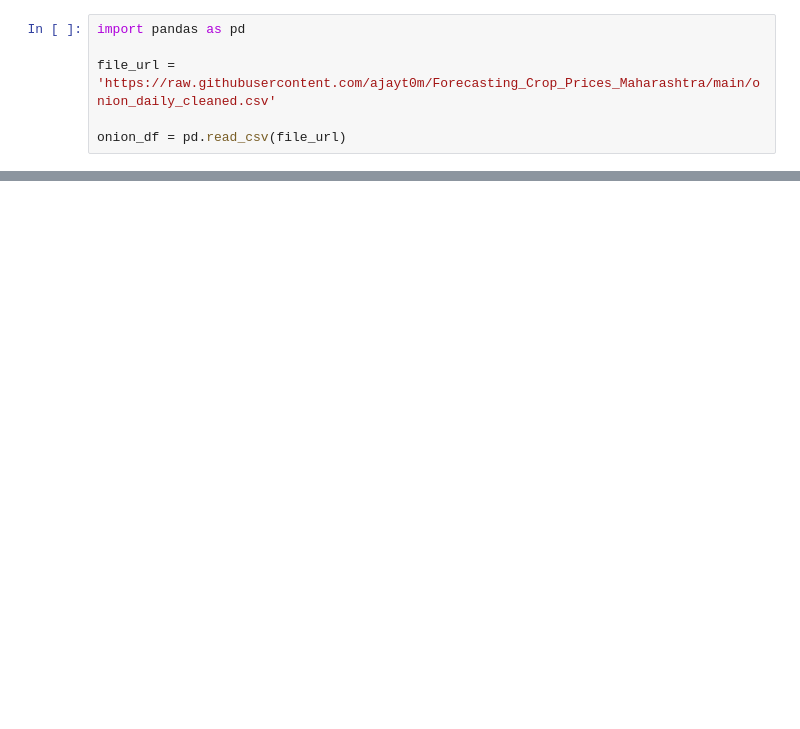
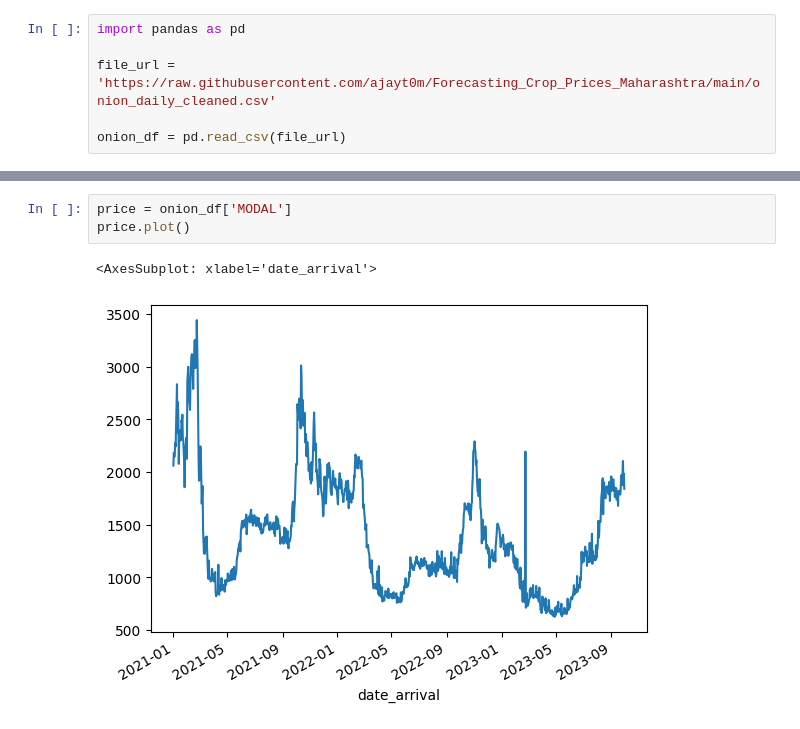
Before and after one commit to ajayt0m/Forecasting_Crop_Prices_Maharashtra, a Jupyter notebook: LSTM_Univariate.ipynb, the cells around one changed output, grey strips where cells are left out. Drawn from its saved outputs; the diff is of its cells as text; blank space fills up the shorter version.

```diff
--- a/LSTM_Univariate.ipynb
+++ b/LSTM_Univariate.ipynb
@@ -22,0 +44,6 @@ onion_df
+# %%
+price = onion_df['MODAL']
+price.plot()
+# %% [output]
+<AxesSubplot: xlabel='date_arrival'>
+[figure, added]
```
Also changed, not shown: parts of 24 cells of this notebook.
